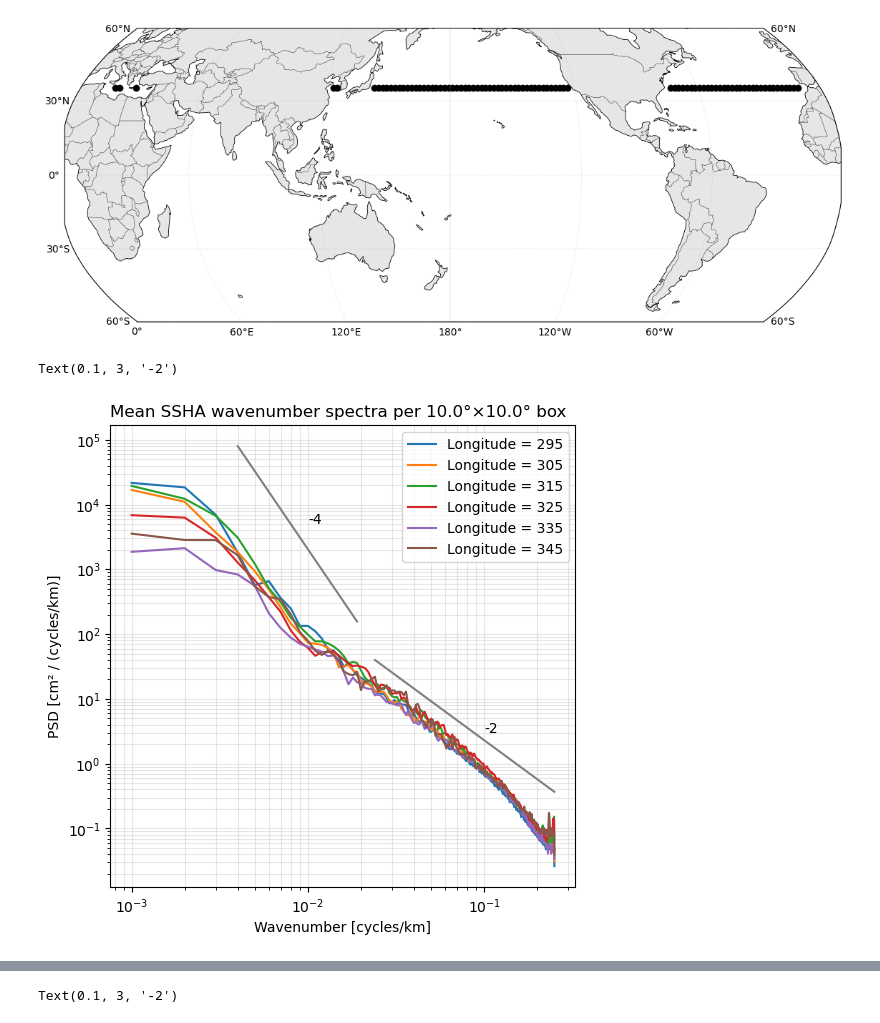
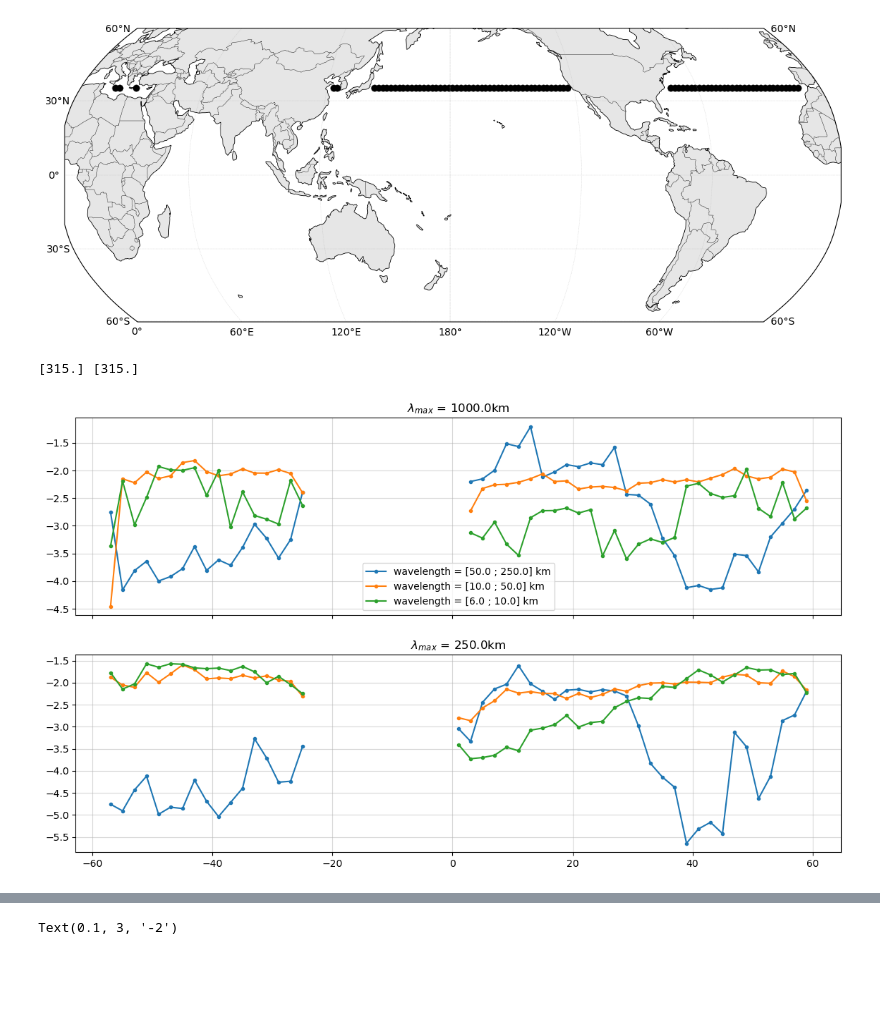
Before and after one commit to zcasparco/SWOT_UHH, a Jupyter notebook: dev/TOPEX_comparison.ipynb, the cells around one changed output, grey strips where cells are left out. Saved outputs shown, nothing was run; the diff lists cells and outputs as text; code cells hidden in the pictures; blank space fills up the shorter version.

```diff
--- a/dev/TOPEX_comparison.ipynb
+++ b/dev/TOPEX_comparison.ipynb
@@ -808,6 +833,27 @@ plt.show()
 [figure]
 [figure]
 # %%
+sub_boxes = ds_boxes.where((ds_boxes.lon_center>=314)& (ds_boxes.lon_center<=316),drop=True)
+sub_boxes250 = ds_boxes_250.where((ds_boxes_250.lon_center>=314)& (ds_boxes_250.lon_center<=316),drop=True)
+print(np.unique(sub_boxes250.lon_center), np.unique(sub_boxes.lon_center))
 # %% [output]
-Text(0.1, 3, '-2')
+[315.] [315.]
-[figure, removed]
+# %%
+fig,ax = plt.subplots(2,1,figsize=(14,8),sharex=True)
+for K_MIN,K_MAX in zip(k_min,k_max):
+    _ds = sub_boxes.sel(wavenumber=slice(K_MIN,K_MAX))
+    _ds = _ds.where(_ds.lat_center.diff('box')<=2.0)
+    _ds250 = sub_boxes250.sel(wavenumber=slice(K_MIN,K_MAX))
+    _ds250 = _ds250.where(_ds250.lat_center.diff('box')<=2.0)
+    _ds['mean_slope'] = (np.log10(_ds.mean_psd).diff('wavenumber') / np.log10(_ds.wavenumber).diff('wavenumber')).mean('wavenumber')
+    _ds250['mean_slope'] = (np.log10(_ds250.mean_psd).diff('wavenumber') / np.log10(_ds250.wavenumber).diff('wavenumber')
+                           ).mean('wavenumber')
+    ax[0].plot(_ds.lat_center,_ds.mean_slope, marker='.', label=f"wavelength = [{1/K_MAX:.1f} ; {1/K_MIN:.1f}] km")
+    ax[1].plot(_ds250.lat_center,_ds250.mean_slope, marker='.')
+ax[0].legend();
+#ax[0].set_xlim(100,350);
+ax[0].set_title(r'$\lambda_{max}$ = 1000.0km')
+ax[1].set_title(r'$\lambda_{max}$ = 250.0km')
+ax[0].grid(alpha=0.5);ax[1].grid(alpha=0.5)
+# %% [output]
+[figure, added]
```
Also changed, not shown: parts of 3 cells of this notebook, 1 other file.
